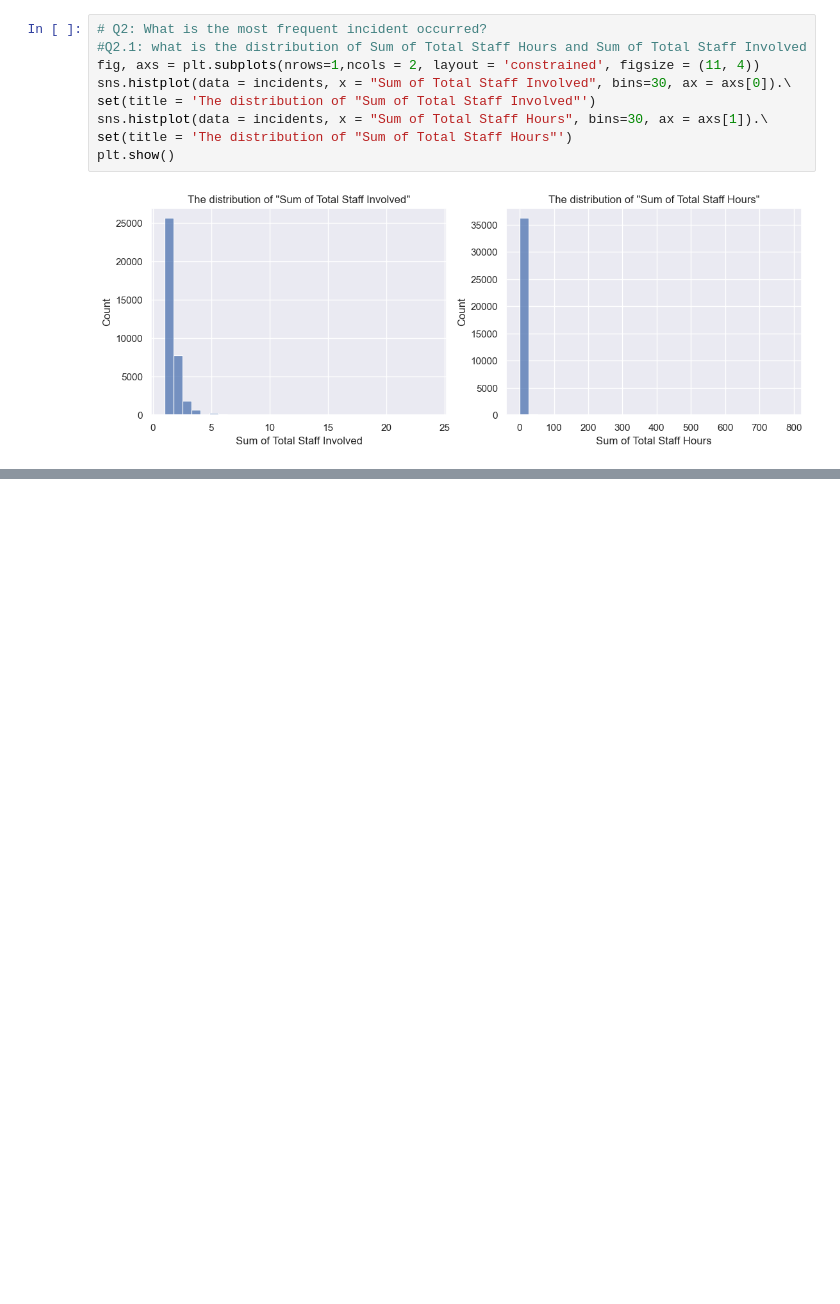
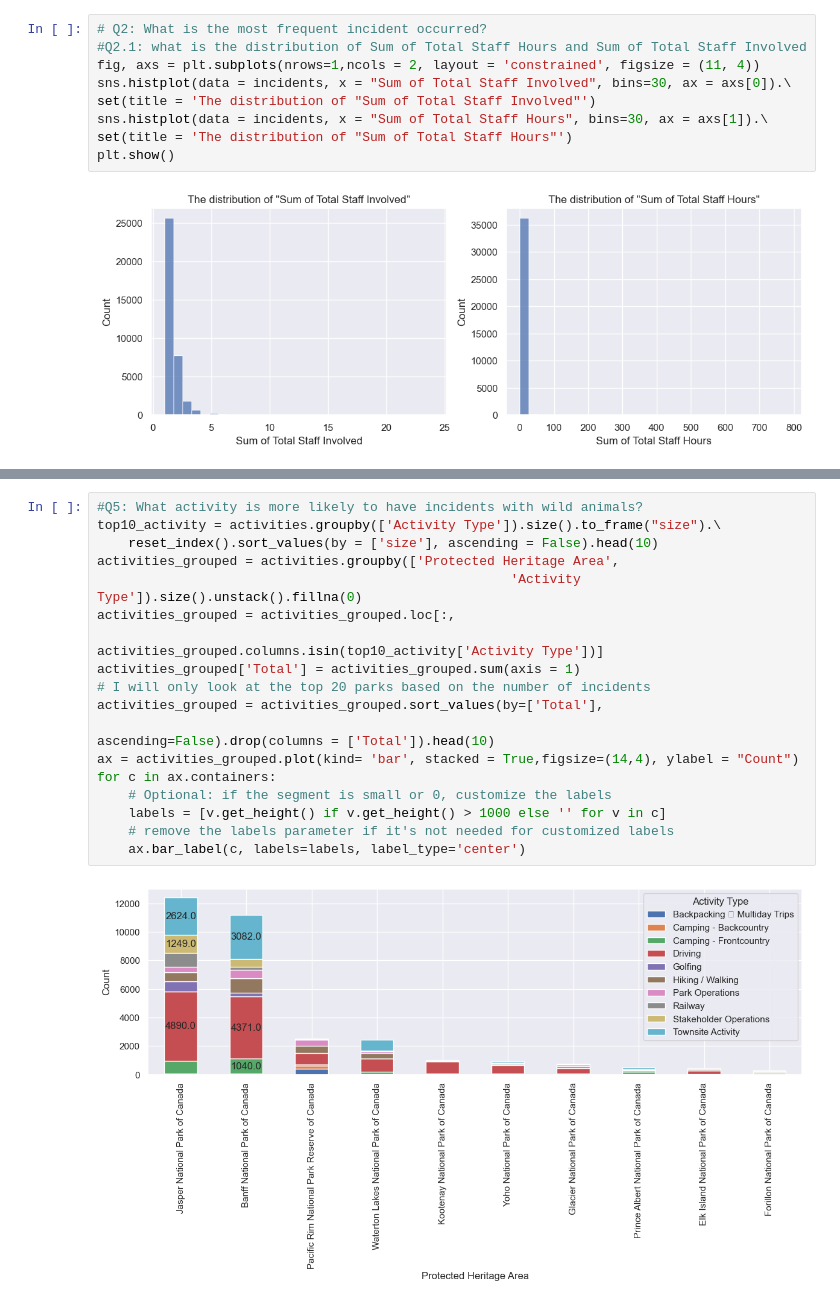
Before and after one commit to YongpengFu/Human-Widelife-Coexistence-Incidents-Canada, a Jupyter notebook: Human-Widelife-Coexistence-Incidents-Canada.ipynb, the cells around one changed output, grey strips where cells are left out. Cells and saved outputs as stored; diff of their text form; blank space fills up the shorter version.

```diff
--- a/Human-Widelife-Coexistence-Incidents-Canada.ipynb
+++ b/Human-Widelife-Coexistence-Incidents-Canada.ipynb
@@ -170,0 +186,20 @@ animals_involved_grouped.plot(kind= 'bar', stacked = True,figsize=(14,4));
+# %%
+#Q5: What activity is more likely to have incidents with wild animals?
+top10_activity = activities.groupby(['Activity Type']).size().to_frame("size").\
+    reset_index().sort_values(by = ['size'], ascending = False).head(10)
+activities_grouped = activities.groupby(['Protected Heritage Area',
+                                                     'Activity Type']).size().unstack().fillna(0)
+activities_grouped = activities_grouped.loc[:,
+                                    activities_grouped.columns.isin(top10_activity['Activity Type'])]
+activities_grouped['Total'] = activities_grouped.sum(axis = 1)
+# I will only look at the top 20 parks based on the number of incidents
+activities_grouped = activities_grouped.sort_values(by=['Total'],
+                                                                ascending=False).drop(columns = ['Total']).head(10)
+ax = activities_grouped.plot(kind= 'bar', stacked = True,figsize=(14,4), ylabel = "Count")
+for c in ax.containers:
+    # Optional: if the segment is small or 0, customize the labels
+    labels = [v.get_height() if v.get_height() > 1000 else '' for v in c]
+    # remove the labels parameter if it's not needed for customized labels
+    ax.bar_label(c, labels=labels, label_type='center')
+# %% [output]
+[figure, added]
```
Also changed, not shown: parts of 6 cells of this notebook.
